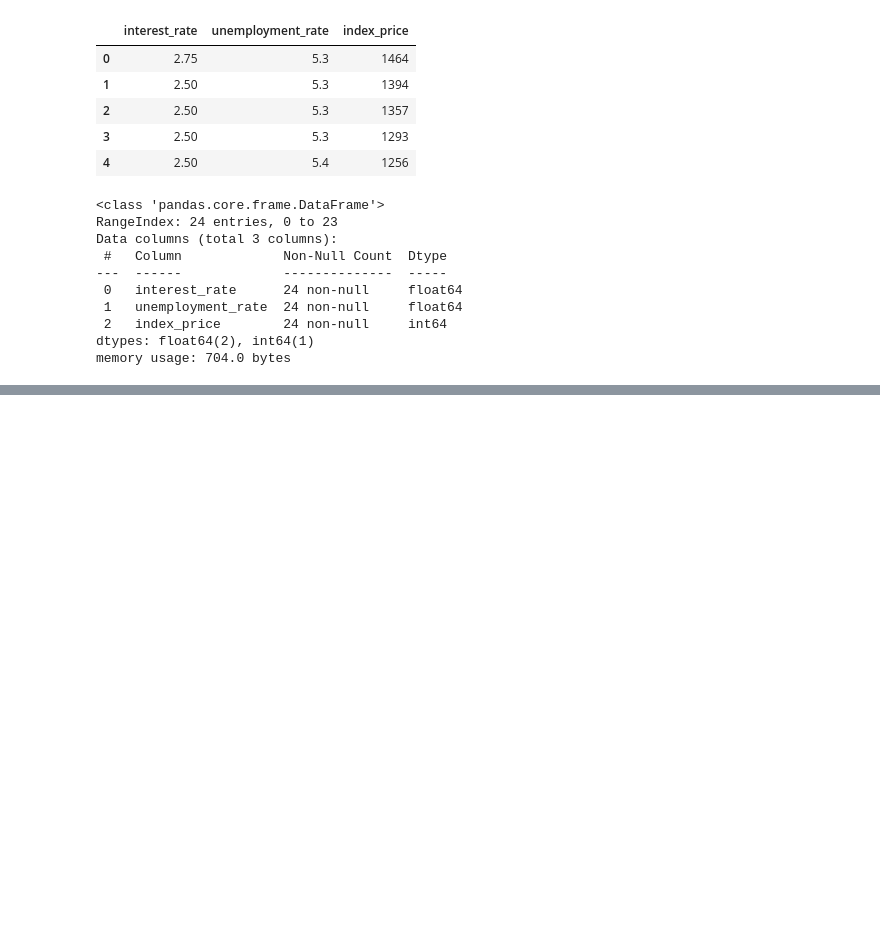
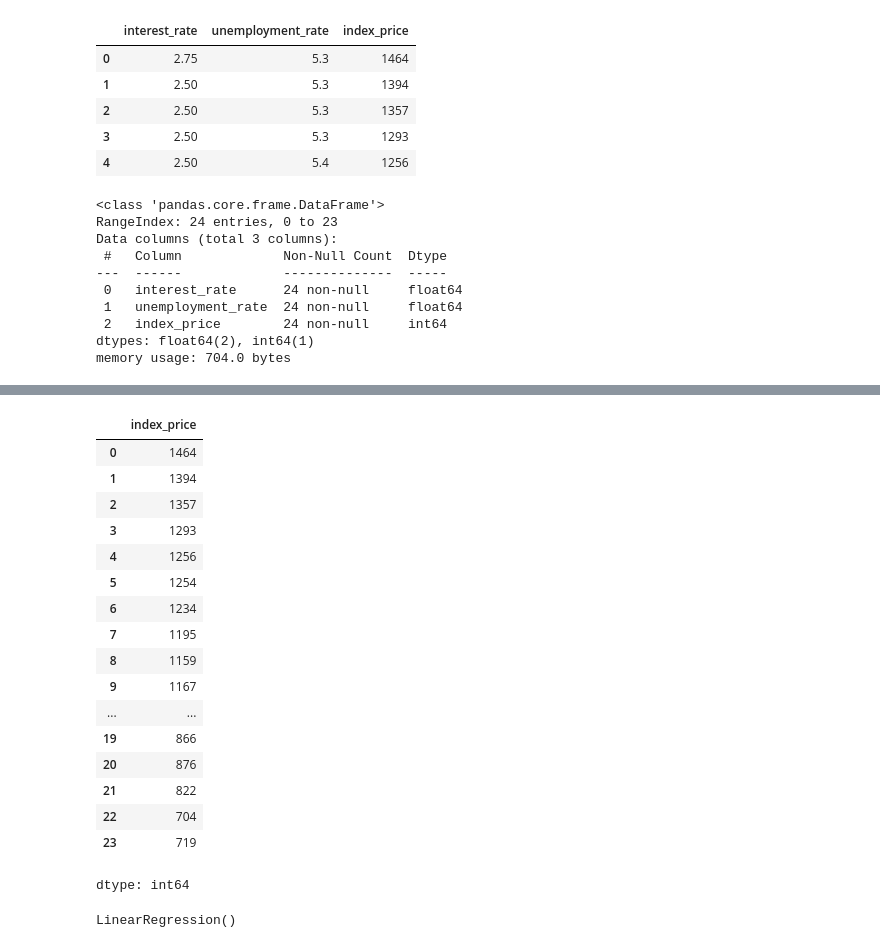
Before and after one commit to sivakrushna-works/AI-Code-Samples, a Jupyter notebook: Multiple_Linear_Regression.ipynb, the cells around one changed output, grey strips where cells are left out. Saved outputs shown, nothing was run; the diff lists cells and outputs as text; code cells hidden in the pictures; blank space fills up the shorter version.

```diff
--- a/Multiple_Linear_Regression.ipynb
+++ b/Multiple_Linear_Regression.ipynb
@@ -48,0 +72,21 @@ memory usage: 704.0 bytes
+# %%
+y
+# %% [output]
+|  | index_price |
+| 0 | 1464 |
+| 1 | 1394 |
+| 2 | 1357 |
+| 3 | 1293 |
+| 4 | 1256 |
+| 5 | 1254 |
+| 6 | 1234 |
+| 7 | 1195 |
+| 8 | 1159 |
+| 9 | 1167 |
+| ... | ... |
+| 19 | 866 |
+| 20 | 876 |
+| 21 | 822 |
+| 22 | 704 |
+| 23 | 719 |
+dtype: int64
@@ -48,0 +101,4 @@ memory usage: 704.0 bytes
+# %%
+model.fit(X_train, y_train)
+# %% [output]
+LinearRegression()
```
Also changed, not shown: parts of 14 cells of this notebook.
